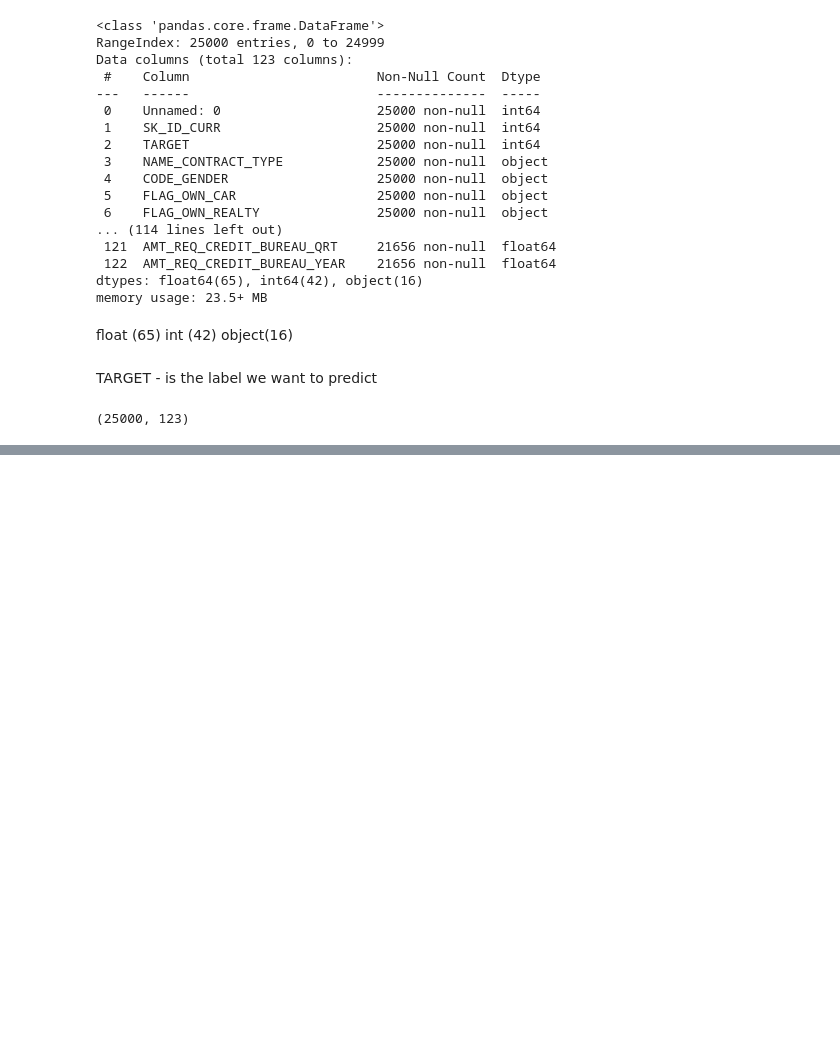
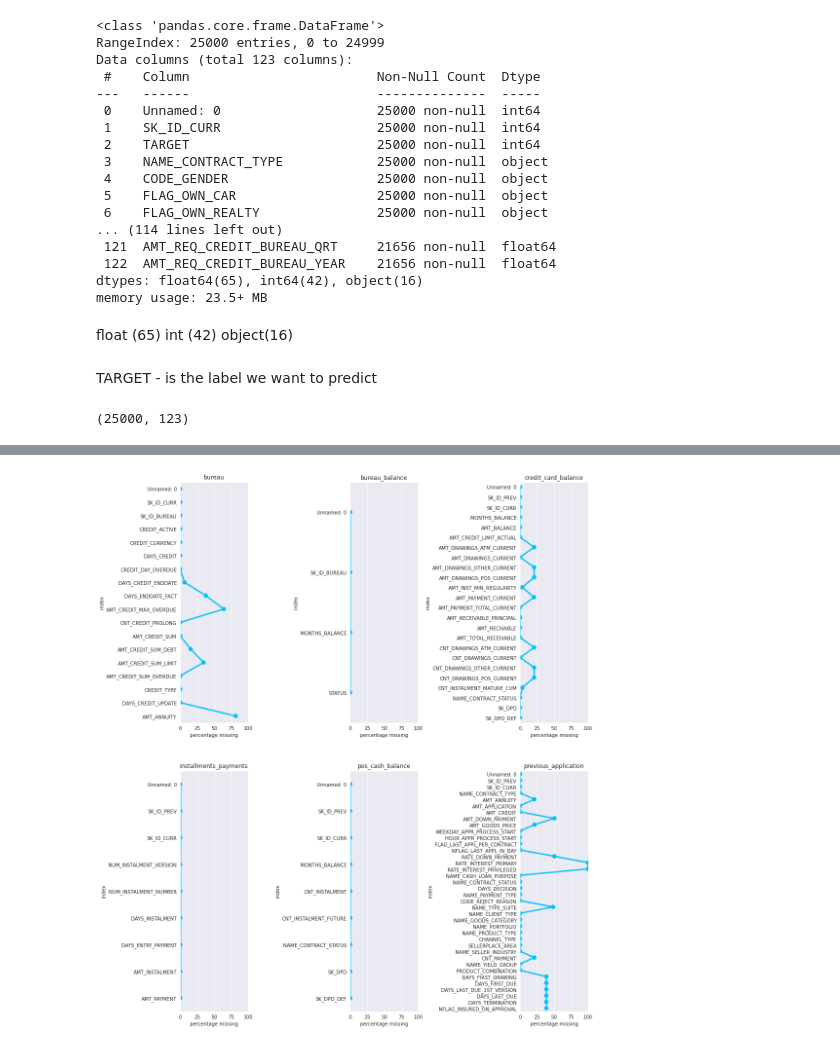
Before and after one commit to yadneshkhairnar194/Home-Credit-Default-Risk, a Jupyter notebook: Home_Credit_Default_Risk.ipynb, the cells around one changed output, grey strips where cells are left out. Saved outputs shown, nothing was run; the diff lists cells and outputs as text; code cells hidden in the pictures; blank space fills up the shorter version.

```diff
--- a/Home_Credit_Default_Risk.ipynb
+++ b/Home_Credit_Default_Risk.ipynb
@@ -199,0 +230,44 @@ application_train_25k.shape
+# %%
+# Missing data in other data
+
+plt.figure(figsize=(15,20))
+
+plt.subplot(231)
+sns.pointplot(0,"index",data=pd.DataFrame(bureau.isnull().sum()/bureau.shape[0]*100).reset_index(), color='deepskyblue')
+plt.xlabel("percentage missing")
+plt.xlim((0,100))
+plt.title("bureau")
+
+plt.subplot(232)
+sns.pointplot(0,"index",data=pd.DataFrame(bureau_balance.isnull().sum()/bureau_balance.shape[0]*100).reset_index(), color='deepskyblue')
+plt.xlabel("percentage missing")
+plt.xlim((0,100))
+plt.title("bureau_balance")
+
+plt.subplot(233)
+sns.pointplot(0,"index",data=pd.DataFrame(credit_card_balance.isnull().sum()/credit_card_balance.shape[0]*100).reset_index(), color='deepskyblue')
+plt.xlabel("percentage missing")
+plt.xlim((0,100))
+plt.title("credit_card_balance")
+
+plt.subplot(234)
+sns.pointplot(0,"index",data=pd.DataFrame(installments_payments.isnull().sum()/installments_payments.shape[0]*100).reset_index(), color='deepskyblue')
+plt.xlabel("percentage missing")
+plt.xlim((0,100))
+plt.title("installments_payments")
+
+plt.subplot(235)
+sns.pointplot(0,"index",data=pd.DataFrame(pos_cash_balance.isnull().sum()/pos_cash_balance.shape[0]*100).reset_index(), color='deepskyblue')
+plt.xlabel("percentage missing")
+plt.xlim((0,100))
+plt.title("pos_cash_balance")
+
+plt.subplot(236)
+sns.pointplot(0,"index",data=pd.DataFrame(previous_application.isnull().sum()/previous_application.shape[0]*100).reset_index(), color='deepskyblue')
+plt.xlabel("percentage missing")
+plt.xlim((0,100))
+plt.title("previous_application")
+
+plt.subplots_adjust(wspace = 1.5)
+# %% [output]
+[figure, added]
```
Also changed, not shown: parts of 6 cells of this notebook.
